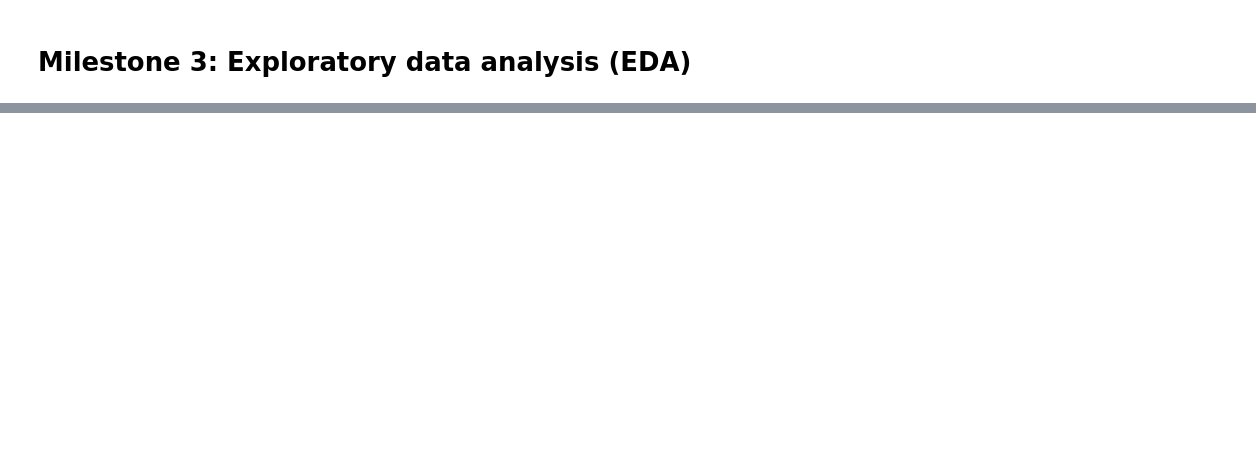
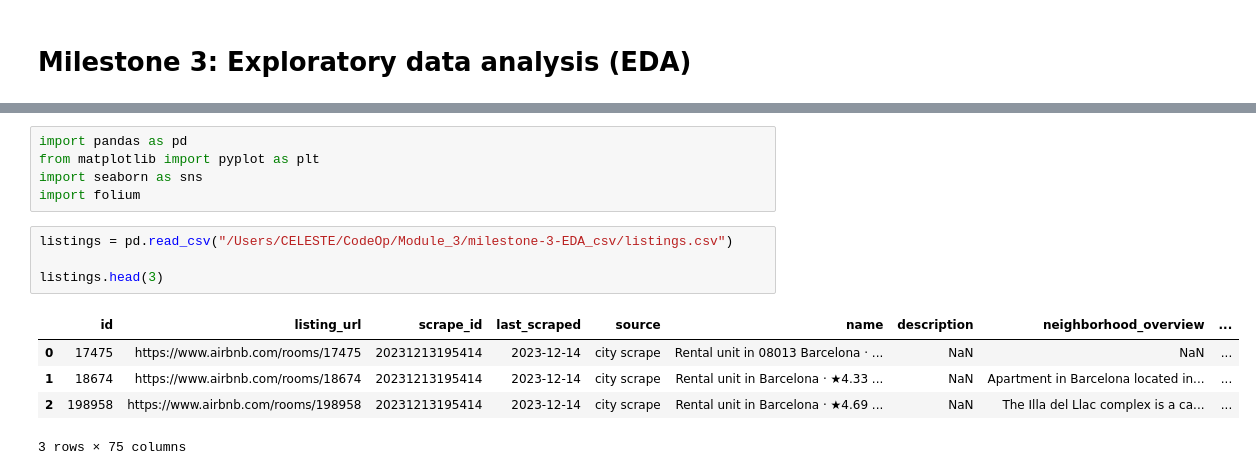
Before and after one commit to celefigs/EDA-milestone-3, a Jupyter notebook: Data_Science_EDA_Milestone.ipynb, the cells around one changed output, grey strips where cells are left out. Saved outputs shown, nothing was run; the diff lists cells and outputs as text; blank space fills up the shorter version.

```diff
--- a/Data_Science_EDA_Milestone.ipynb
+++ b/Data_Science_EDA_Milestone.ipynb
@@ -49,0 +121,15 @@ Este enfoque te permitirá explorar en profundidad las opiniones y calificacione
+# %%
+import pandas as pd
+from matplotlib import pyplot as plt
+import seaborn as sns
+import folium
+# %%
+listings = pd.read_csv("/Users/CELESTE/CodeOp/Module_3/milestone-3-EDA_csv/listings.csv")
+
+listings.head(3)
+# %% [output]
+|  | id | listing_url | scrape_id | last_scraped | source | name | description | neighborhood_overview | ... |
+| 0 | 17475 | https://www.airbnb.com/rooms/17475 | 20231213195414 | 2023-12-14 | city scrape | Rental unit in 08013 Barcelona · ... | NaN | NaN | ... |
+| 1 | 18674 | https://www.airbnb.com/rooms/18674 | 20231213195414 | 2023-12-14 | city scrape | Rental unit in Barcelona · ★4.33 ... | NaN | Apartment in Barcelona located in... | ... |
+| 2 | 198958 | https://www.airbnb.com/rooms/198958 | 20231213195414 | 2023-12-14 | city scrape | Rental unit in Barcelona · ★4.69 ... | NaN | The Illa del Llac complex is a ca... | ... |
+3 rows × 75 columns
```
Also changed, not shown: parts of 11 cells of this notebook, 2 other files.
